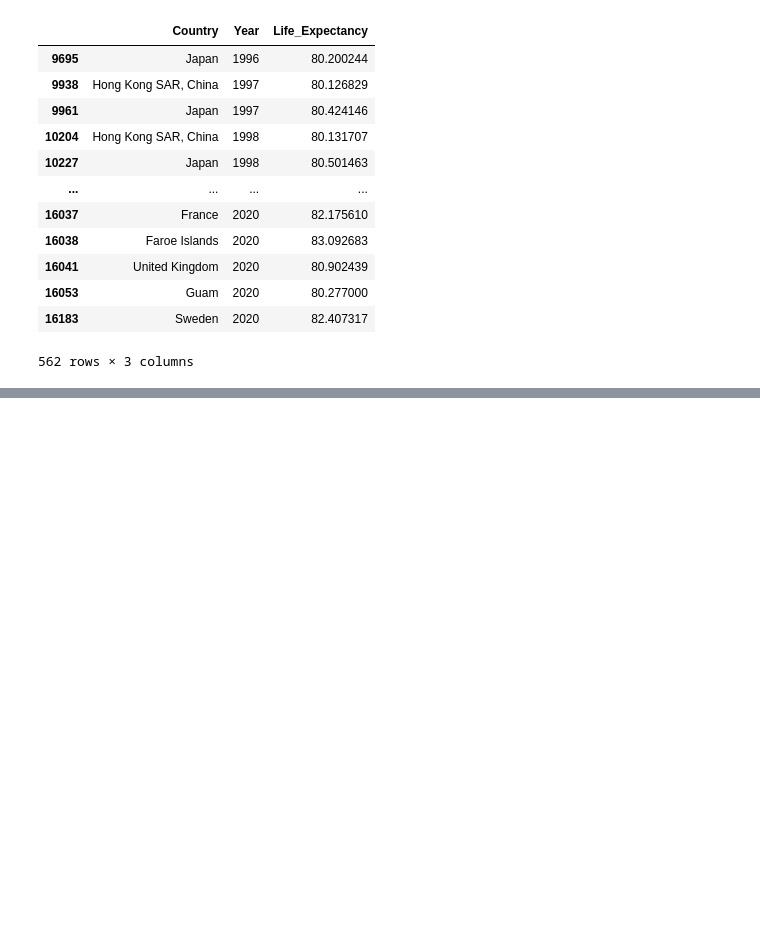
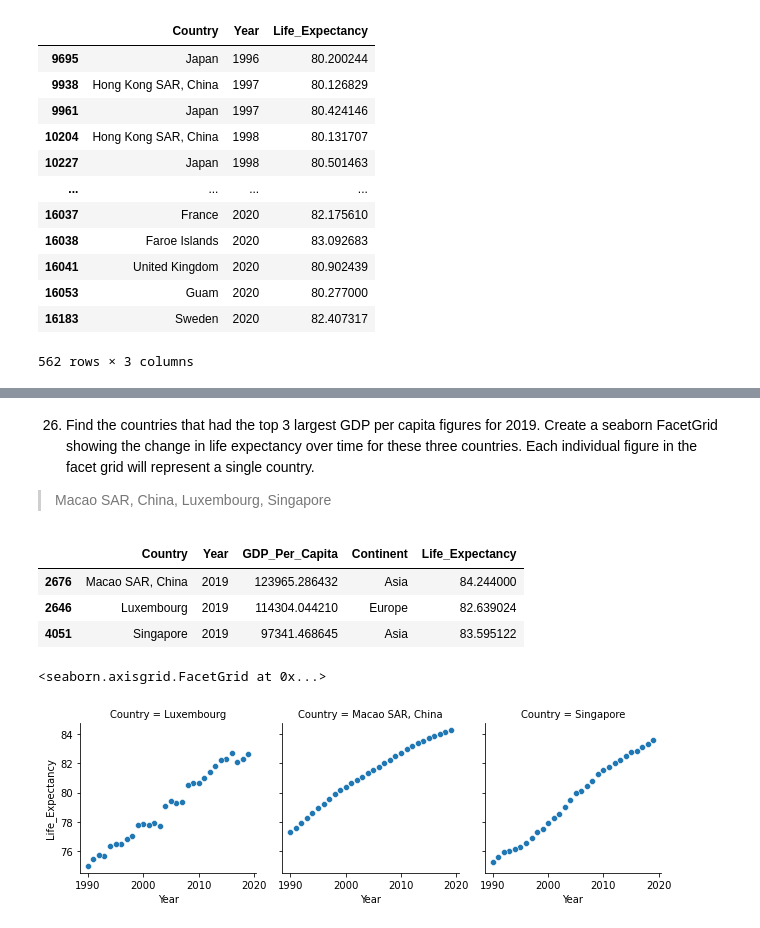
Before and after one commit to tomoumer/un_data_question-tomoumer, a Jupyter notebook: notebooks/UN_Data_Exploration.ipynb, the cells around one changed output, grey strips where cells are left out. Saved outputs shown, nothing was run; the diff lists cells and outputs as text; code cells hidden in the pictures; blank space fills up the shorter version.

```diff
--- a/notebooks/UN_Data_Exploration.ipynb
+++ b/notebooks/UN_Data_Exploration.ipynb
@@ -292,0 +297,3 @@ life_expectancy = (
+# %%
+life_expectancy.Year = life_expectancy.Year.astype(np.int64)
+gdp_le = pd.merge(gdp_df, life_expectancy, "inner", on=['Country', 'Year'])
@@ -292,0 +339,23 @@ life_expectancy = (
+# %% [markdown]
+26. Find the countries that had the top 3 largest GDP per capita figures for 2019. Create a seaborn FacetGrid showing the change in life expectancy over time for these three countries. Each individual figure in the facet grid will represent a single country.
+
+> Macao SAR, China, Luxembourg, Singapore
+# %%
+gdp_le_2019.sort_values('GDP_Per_Capita', ascending = False).head(3)
+# %% [output]
+|  | Country | Year | GDP_Per_Capita | Continent | Life_Expectancy |
+| 2676 | Macao SAR, China | 2019 | 123965.286432 | Asia | 84.244000 |
+| 2646 | Luxembourg | 2019 | 114304.044210 | Europe | 82.639024 |
+| 4051 | Singapore | 2019 | 97341.468645 | Asia | 83.595122 |
+# %%
+# so FacetGrid sets up how many canvases are needed based on categorical variables
+# in my example, I want them in 3 columns (for 3 countries)
+# then, we actually need to draw on the plots what we want, by mapping
+g = sns.FacetGrid(
+    gdp_le.loc[gdp_le['Country'].isin(['Macao SAR, China', 'Luxembourg', 'Singapore'])],
+    col='Country'
+)
+g.map(sns.scatterplot, 'Year', 'Life_Expectancy')
+# %% [output]
+<seaborn.axisgrid.FacetGrid at 0x...>
+[figure, added]
```
Also changed, not shown: parts of 9 cells of this notebook.
